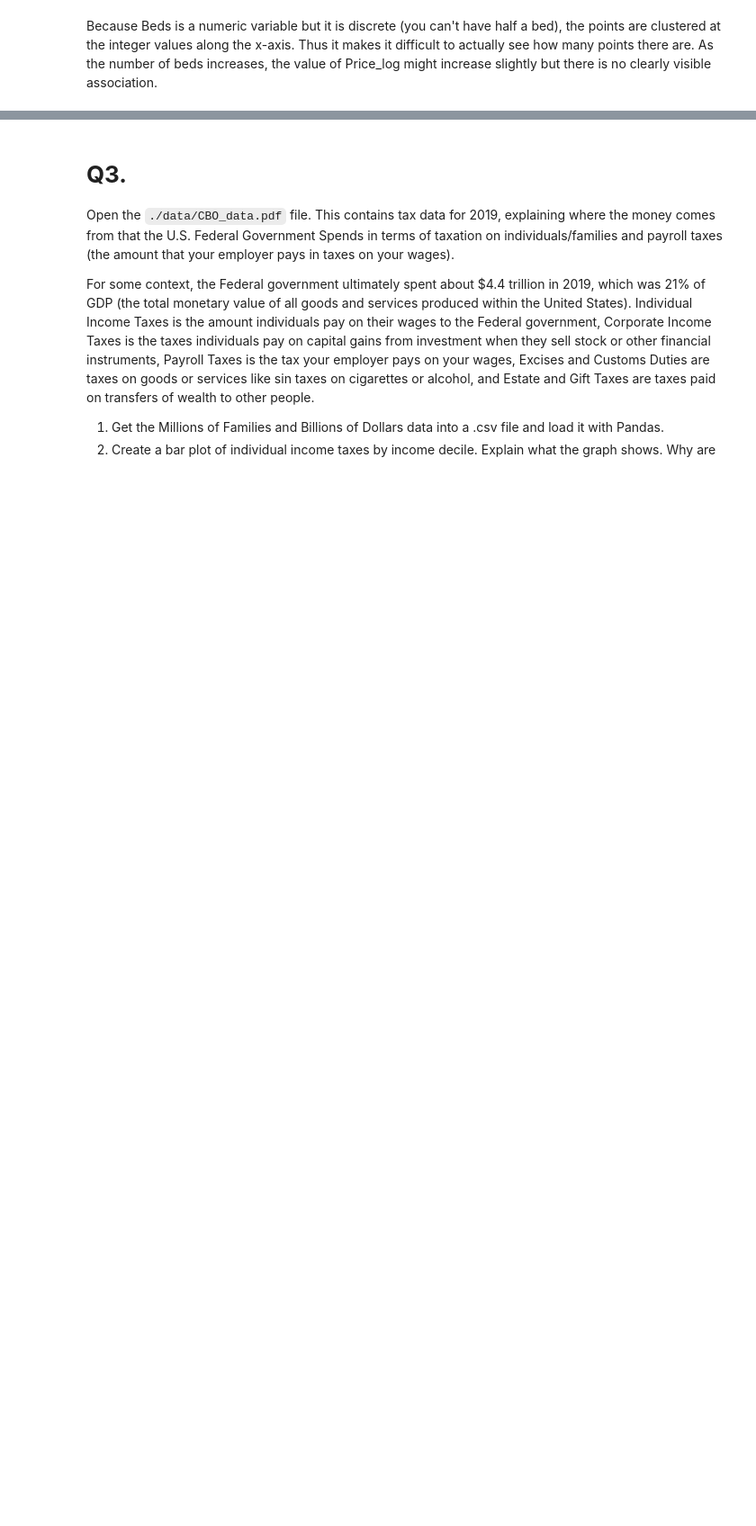
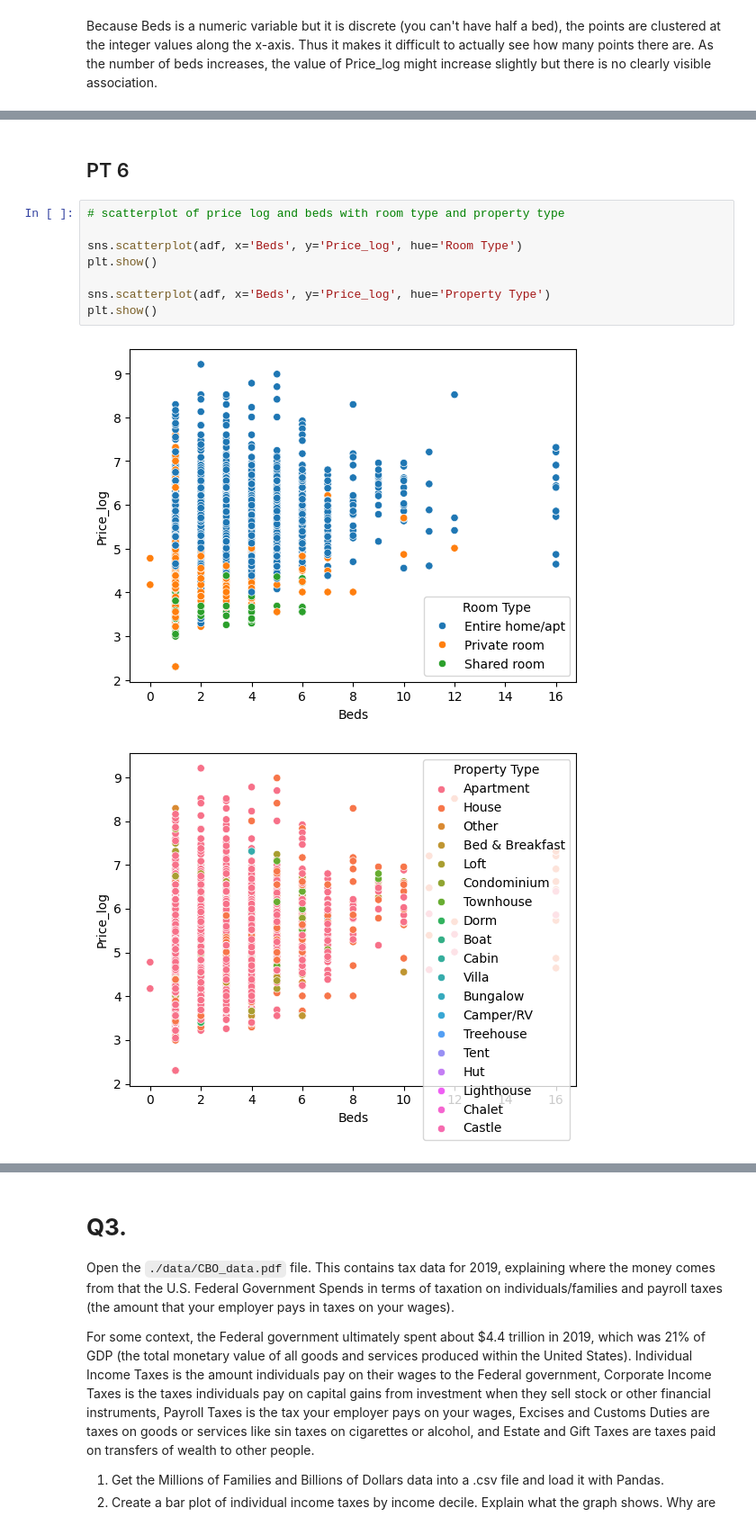
Before and after one commit to rvt9bx/DS3001visualization, a Jupyter notebook: assignment/assignment.ipynb, the cells around one changed output, grey strips where cells are left out. Shown at 90% size. Cells and saved outputs as stored; diff of their text form; blank space fills up the shorter version.

```diff
--- a/assignment/assignment.ipynb
+++ b/assignment/assignment.ipynb
@@ -184,0 +208,13 @@ Because Beds is a numeric variable but it is discrete (you can't have half a bed
+# %% [markdown]
+## PT 6
+# %%
+# scatterplot of price log and beds with room type and property type
+
+sns.scatterplot(adf, x='Beds', y='Price_log', hue='Room Type')
+plt.show()
+
+sns.scatterplot(adf, x='Beds', y='Price_log', hue='Property Type')
+plt.show()
+# %% [output]
+[figure, added]
+[figure, added]
```
Also changed, not shown: parts of 7 cells of this notebook.
